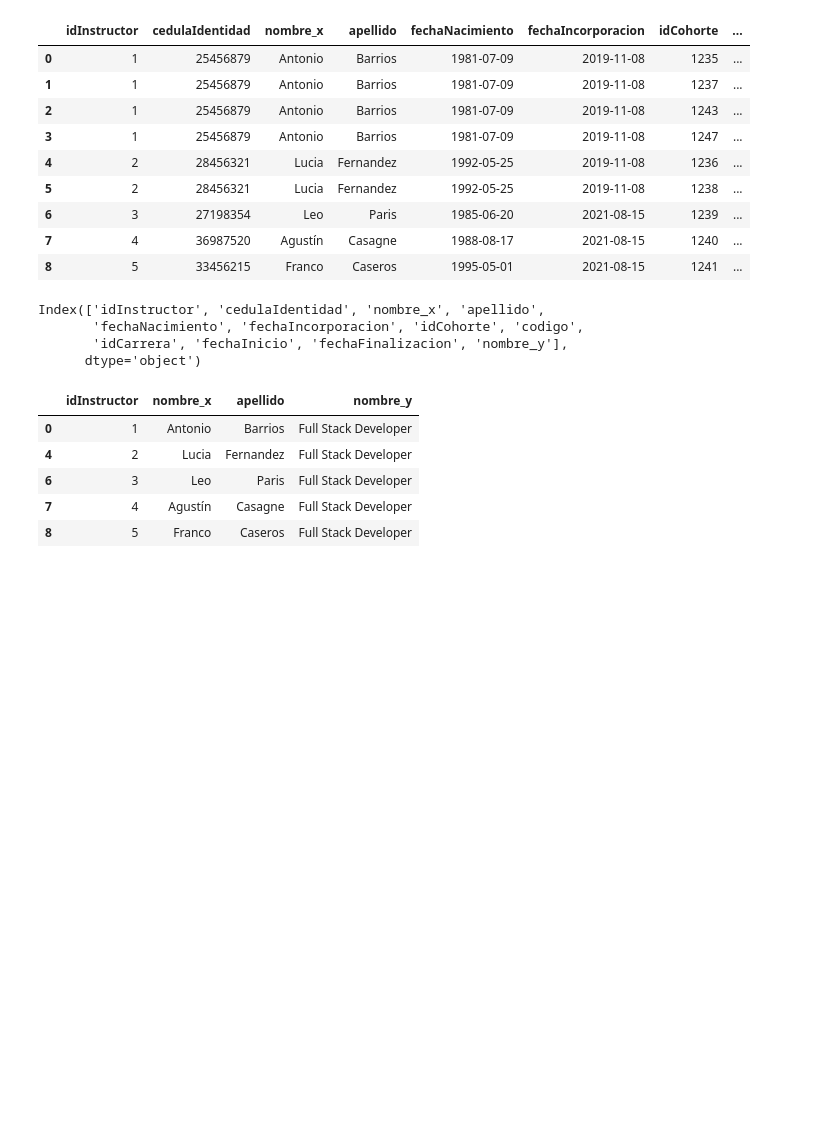
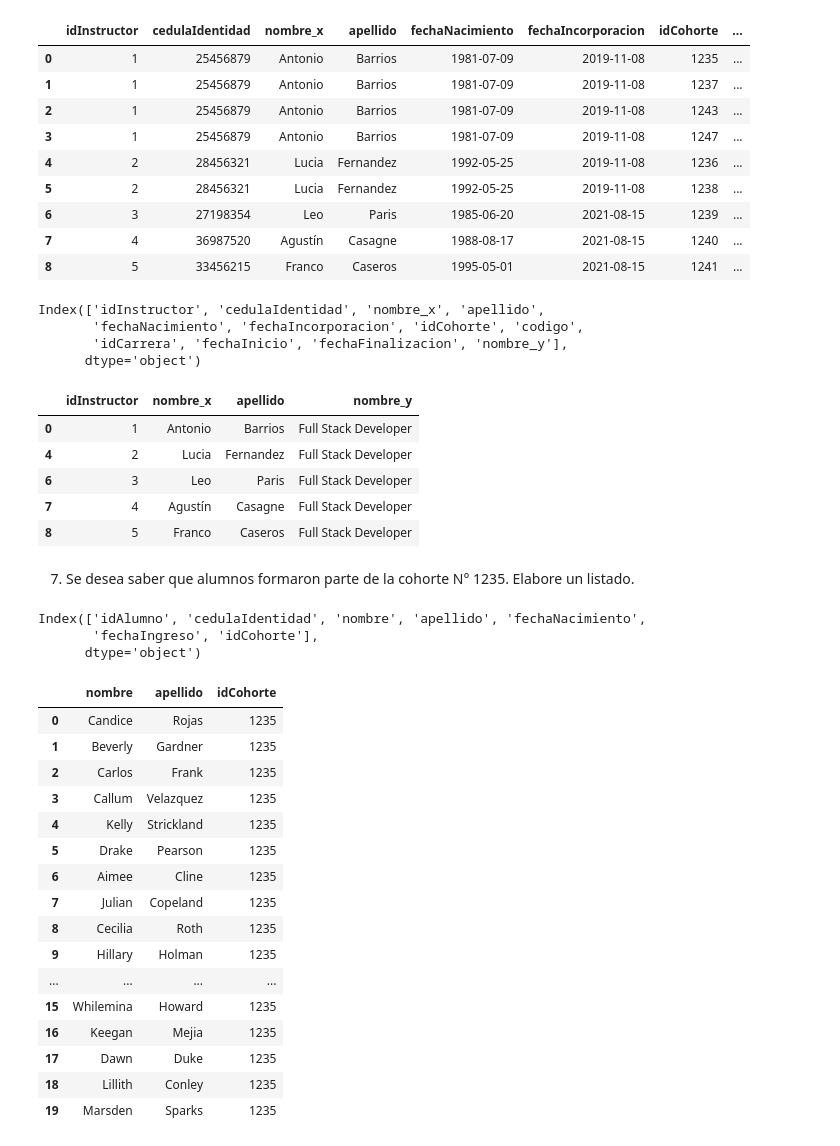
Before and after one commit to MarceloOrtizz/M2, a Jupyter notebook: Clase 06/Marcelo_06.ipynb, the cells around one changed output. Drawn from its saved outputs; the diff is of its cells as text; code cells hidden in the pictures; blank space fills up the shorter version.

```diff
--- a/Clase 06/Marcelo_06.ipynb
+++ b/Clase 06/Marcelo_06.ipynb
@@ -165,3 +165,31 @@ unido[['idInstructor', 'nombre_x', 'apellido', 'nombre_y']].drop_duplicates(subs
 | 6 | 3 | Leo | Paris | Full Stack Developer |
 | 7 | 4 | Agustín | Casagne | Full Stack Developer |
 | 8 | 5 | Franco | Caseros | Full Stack Developer |
+# %% [markdown]
+7. Se desea saber que alumnos formaron parte de la cohorte N° 1235. Elabore un listado.
+# %%
+alumno.columns
+# %% [output]
+Index(['idAlumno', 'cedulaIdentidad', 'nombre', 'apellido', 'fechaNacimiento',
+       'fechaIngreso', 'idCohorte'],
+      dtype='object')
+# %%
+alumno[alumno['idCohorte']==1235][['nombre', 'apellido', 'idCohorte']]
+# %% [output]
+|  | nombre | apellido | idCohorte |
+| 0 | Candice | Rojas | 1235 |
+| 1 | Beverly | Gardner | 1235 |
+| 2 | Carlos | Frank | 1235 |
+| 3 | Callum | Velazquez | 1235 |
+| 4 | Kelly | Strickland | 1235 |
+| 5 | Drake | Pearson | 1235 |
+| 6 | Aimee | Cline | 1235 |
+| 7 | Julian | Copeland | 1235 |
+| 8 | Cecilia | Roth | 1235 |
+| 9 | Hillary | Holman | 1235 |
+| ... | ... | ... | ... |
+| 15 | Whilemina | Howard | 1235 |
+| 16 | Keegan | Mejia | 1235 |
+| 17 | Dawn | Duke | 1235 |
+| 18 | Lillith | Conley | 1235 |
+| 19 | Marsden | Sparks | 1235 |
```
Also changed, not shown: parts of 4 cells of this notebook.
